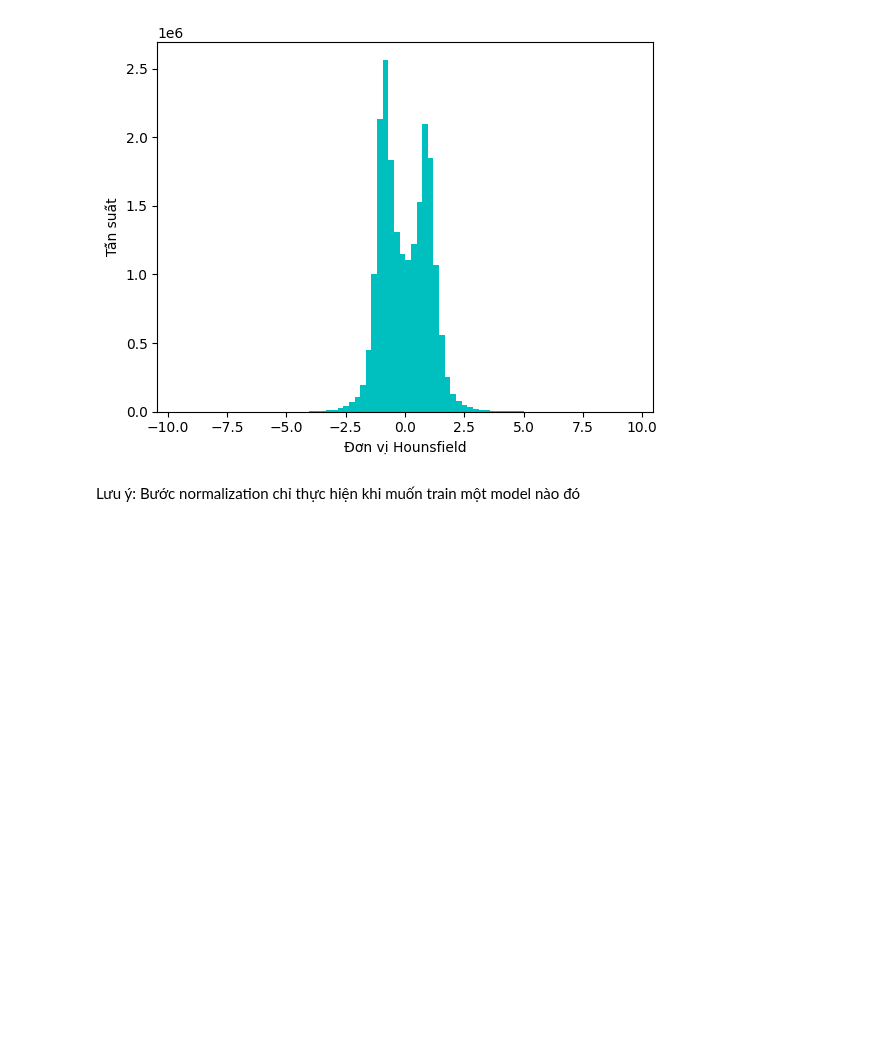
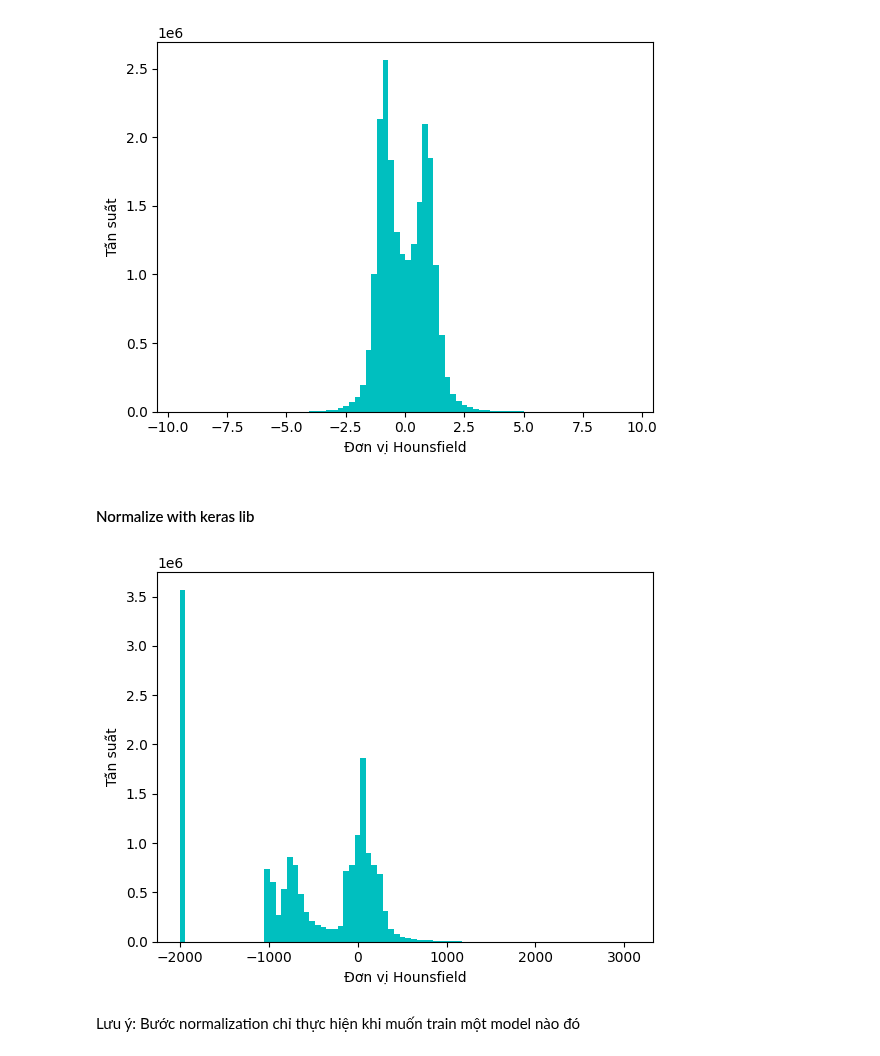
Before and after one commit to VISEF-ISEF-team/VasculAR, a Jupyter notebook: DeepLearning/notebooks/others/Full_preprocessing_real_data.ipynb, the cells around one changed output. Cells and saved outputs as stored; diff of their text form; code cells hidden in the pictures; blank space fills up the shorter version.

```diff
--- a/DeepLearning/notebooks/others/Full_preprocessing_real_data.ipynb
+++ b/DeepLearning/notebooks/others/Full_preprocessing_real_data.ipynb
@@ -555,3 +647,15 @@ plt.ylabel("Tấn suất")
 plt.show()
 # %% [output]
 [figure]
+# %% [markdown]
+#### Normalize with keras lib
+# %%
+img = sitk.ReadImage('../../data/PatientsDCM/Postprocessing/PAT001.nii.gz', sitk.sitkFloat32)
+img = sitk.GetArrayFromImage(img)
+# %%
+plt.hist(img.flatten(), bins=80, color='c')
+plt.xlabel("Đơn vị Hounsfield")
+plt.ylabel("Tấn suất")
+plt.show()
+# %% [output]
+[figure, added]
```
Also changed, not shown: parts of 13 cells of this notebook, 43 other files.
